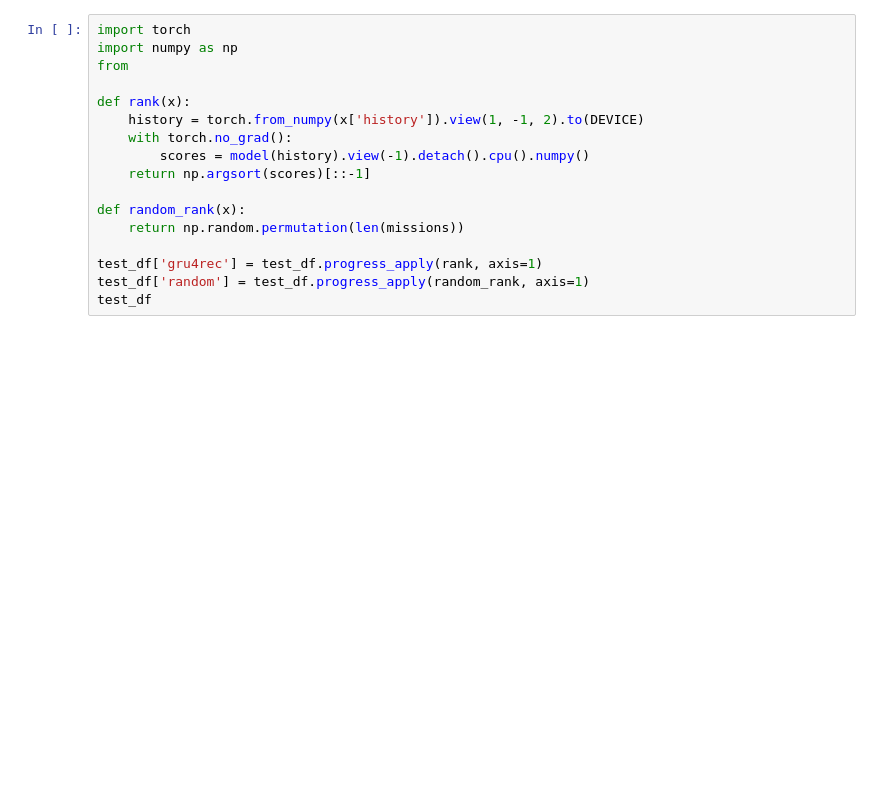
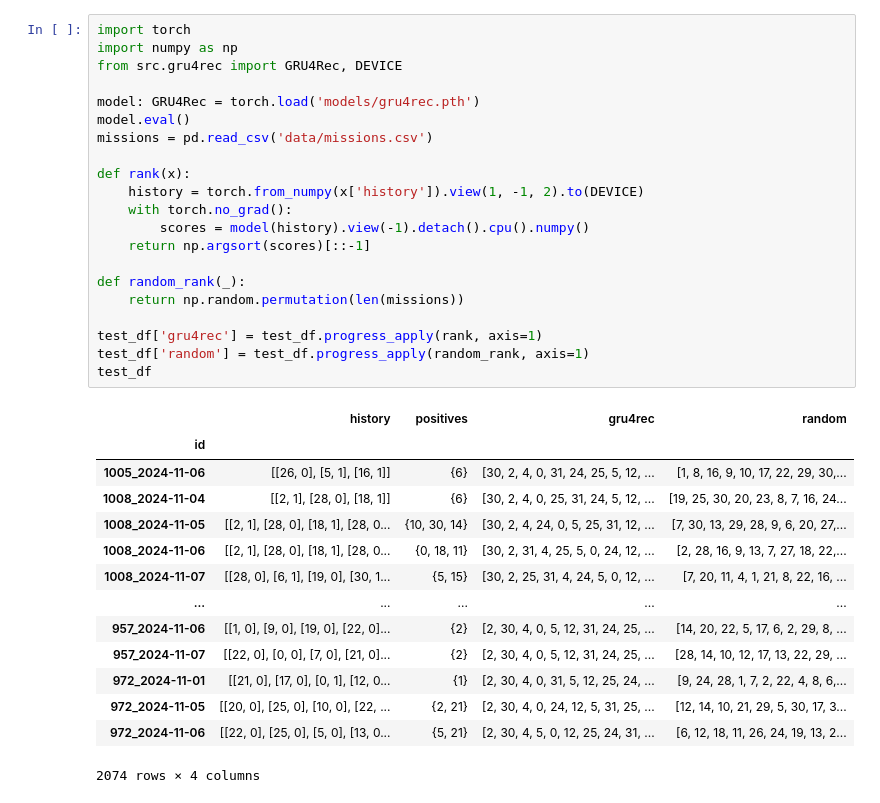
Before and after one commit to rik1599/recsys4good, a Jupyter notebook: evaluate.ipynb, the cells around one changed output. Drawn from its saved outputs; the diff is of its cells as text; blank space fills up the shorter version.

```diff
--- a/evaluate.ipynb
+++ b/evaluate.ipynb
@@ -26,20 +28,39 @@ test_df
 # %%
 import torch
 import numpy as np
-from
+from src.gru4rec import GRU4Rec, DEVICE
+
+model: GRU4Rec = torch.load('models/gru4rec.pth')
+model.eval()
+missions = pd.read_csv('data/missions.csv')
 
 def rank(x):
     history = torch.from_numpy(x['history']).view(1, -1, 2).to(DEVICE)
     with torch.no_grad():
         scores = model(history).view(-1).detach().cpu().numpy()
     return np.argsort(scores)[::-1]
 
-def random_rank(x):
+def random_rank(_):
     return np.random.permutation(len(missions))
 
 test_df['gru4rec'] = test_df.progress_apply(rank, axis=1)
 test_df['random'] = test_df.progress_apply(random_rank, axis=1)
 test_df
+# %% [output]
+|  | history | positives | gru4rec | random |
+| id |  |  |  |  |
+| 1005_2024-11-06 | [[26, 0], [5, 1], [16, 1]] | {6} | [30, 2, 4, 0, 31, 24, 25, 5, 12, ... | [1, 8, 16, 9, 10, 17, 22, 29, 30,... |
+| 1008_2024-11-04 | [[2, 1], [28, 0], [18, 1]] | {6} | [30, 2, 4, 0, 25, 31, 24, 5, 12, ... | [19, 25, 30, 20, 23, 8, 7, 16, 24... |
+| 1008_2024-11-05 | [[2, 1], [28, 0], [18, 1], [28, 0... | {10, 30, 14} | [30, 2, 4, 24, 0, 5, 25, 31, 12, ... | [7, 30, 13, 29, 28, 9, 6, 20, 27,... |
+| 1008_2024-11-06 | [[2, 1], [28, 0], [18, 1], [28, 0... | {0, 18, 11} | [30, 2, 31, 4, 25, 5, 0, 24, 12, ... | [2, 28, 16, 9, 13, 7, 27, 18, 22,... |
+| 1008_2024-11-07 | [[28, 0], [6, 1], [19, 0], [30, 1... | {5, 15} | [30, 2, 25, 31, 4, 24, 5, 0, 12, ... | [7, 20, 11, 4, 1, 21, 8, 22, 16, ... |
+| ... | ... | ... | ... | ... |
+| 957_2024-11-06 | [[1, 0], [9, 0], [19, 0], [22, 0]... | {2} | [2, 30, 4, 0, 5, 12, 31, 24, 25, ... | [14, 20, 22, 5, 17, 6, 2, 29, 8, ... |
+| 957_2024-11-07 | [[22, 0], [0, 0], [7, 0], [21, 0]... | {2} | [2, 30, 4, 0, 5, 12, 31, 24, 25, ... | [28, 14, 10, 12, 17, 13, 22, 29, ... |
+| 972_2024-11-01 | [[21, 0], [17, 0], [0, 1], [12, 0... | {1} | [2, 30, 4, 0, 31, 5, 12, 25, 24, ... | [9, 24, 28, 1, 7, 2, 22, 4, 8, 6,... |
+| 972_2024-11-05 | [[20, 0], [25, 0], [10, 0], [22, ... | {2, 21} | [2, 30, 4, 0, 24, 12, 5, 31, 25, ... | [12, 14, 10, 21, 29, 5, 30, 17, 3... |
+| 972_2024-11-06 | [[22, 0], [25, 0], [5, 0], [13, 0... | {5, 21} | [2, 30, 4, 5, 0, 12, 25, 24, 31, ... | [6, 12, 18, 11, 26, 24, 19, 13, 2... |
+2074 rows × 4 columns
 # %%
 def recall(x, model, k=5):
     top_k = set(x[model][:k])
```
Also changed, not shown: parts of 2 cells of this notebook, 4 other files.
